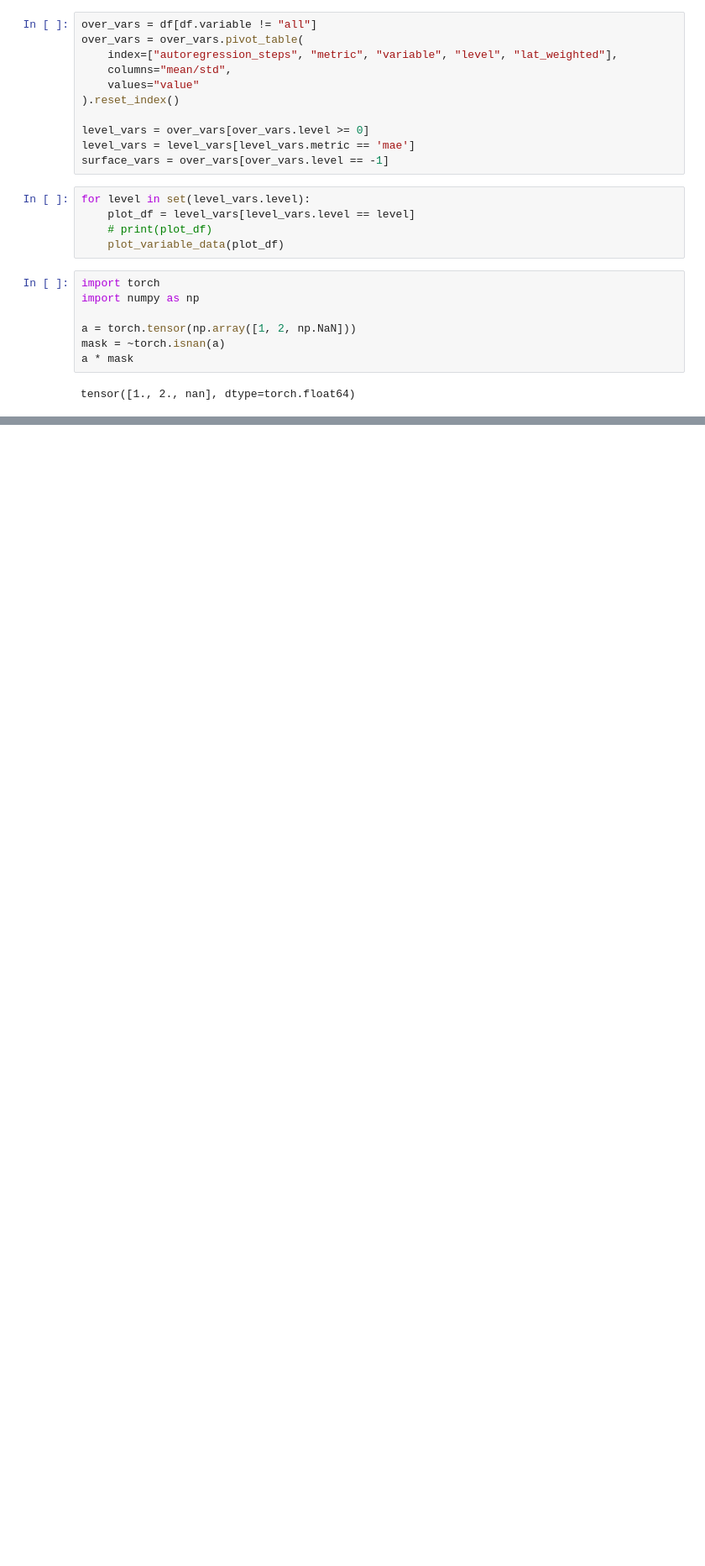
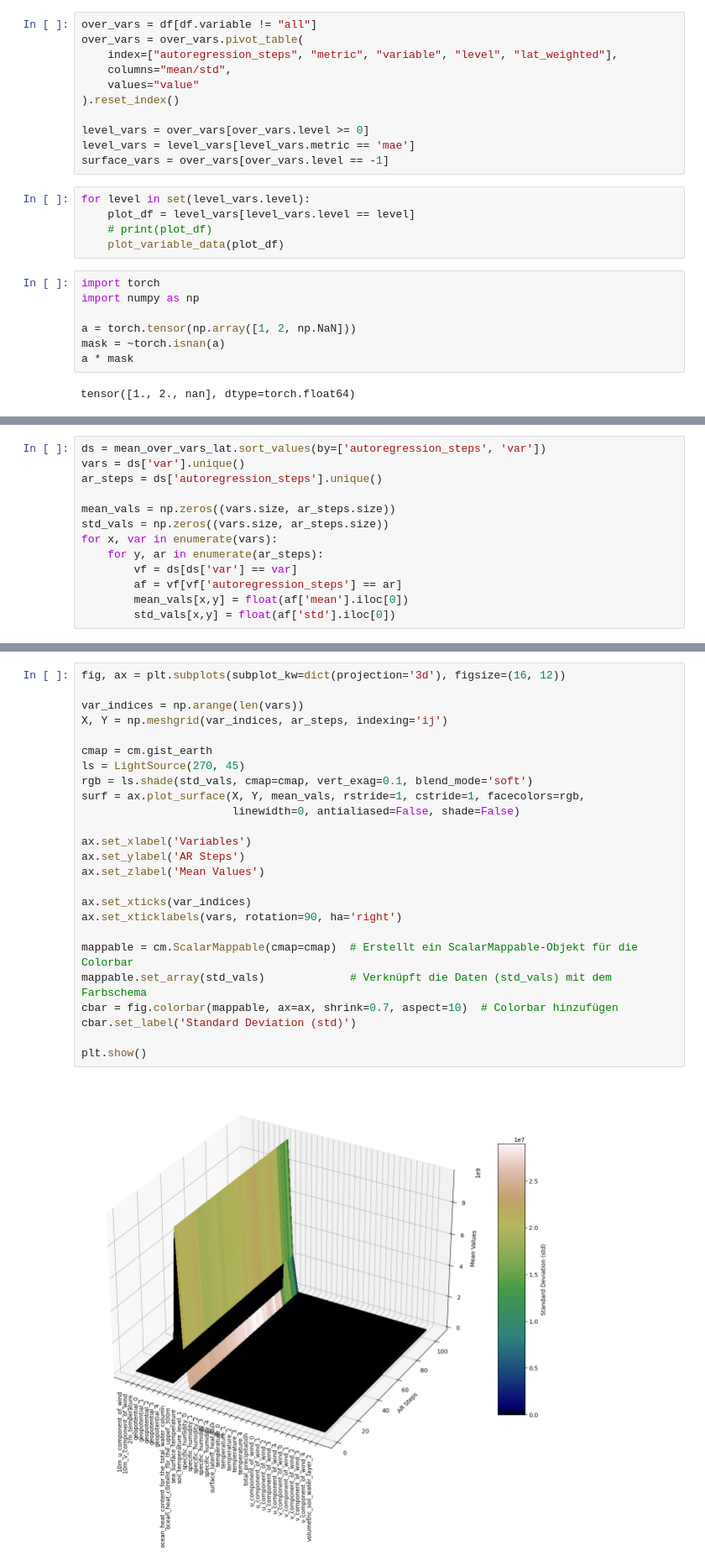
Before and after one commit to max-ksoll/FuXiClimatePrediction, a Jupyter notebook: notebooks/metrics_viz.ipynb, the cells around one changed output, grey strips where cells are left out. Shown: that part at 84% size. Cells and saved outputs as stored; diff of their text form; blank space fills up the shorter version.

```diff
--- a/notebooks/metrics_viz.ipynb
+++ b/notebooks/metrics_viz.ipynb
@@ -231,0 +257,13 @@ torch.Size([16, 35, 121, 240])
+# %%
+ds = mean_over_vars_lat.sort_values(by=['autoregression_steps', 'var'])
+vars = ds['var'].unique()
+ar_steps = ds['autoregression_steps'].unique()
+
+mean_vals = np.zeros((vars.size, ar_steps.size))
+std_vals = np.zeros((vars.size, ar_steps.size))
+for x, var in enumerate(vars):
+    for y, ar in enumerate(ar_steps):
+        vf = ds[ds['var'] == var]
+        af = vf[vf['autoregression_steps'] == ar]
+        mean_vals[x,y] = float(af['mean'].iloc[0])
+        std_vals[x,y] = float(af['std'].iloc[0])
@@ -231,0 +278,27 @@ torch.Size([16, 35, 121, 240])
+# %%
+fig, ax = plt.subplots(subplot_kw=dict(projection='3d'), figsize=(16, 12))
+
+var_indices = np.arange(len(vars))
+X, Y = np.meshgrid(var_indices, ar_steps, indexing='ij')
+
+cmap = cm.gist_earth
+ls = LightSource(270, 45)
+rgb = ls.shade(std_vals, cmap=cmap, vert_exag=0.1, blend_mode='soft')
+surf = ax.plot_surface(X, Y, mean_vals, rstride=1, cstride=1, facecolors=rgb,
+                       linewidth=0, antialiased=False, shade=False)
+
+ax.set_xlabel('Variables')
+ax.set_ylabel('AR Steps')
+ax.set_zlabel('Mean Values')
+
+ax.set_xticks(var_indices)
+ax.set_xticklabels(vars, rotation=90, ha='right')
+
+mappable = cm.ScalarMappable(cmap=cmap)  # Erstellt ein ScalarMappable-Objekt für die Colorbar
+mappable.set_array(std_vals)             # Verknüpft die Daten (std_vals) mit dem Farbschema
+cbar = fig.colorbar(mappable, ax=ax, shrink=0.7, aspect=10)  # Colorbar hinzufügen
+cbar.set_label('Standard Deviation (std)')
+
+plt.show()
+# %% [output]
+[figure, added]
```
Also changed, not shown: parts of 10 cells of this notebook, 5 other files.
